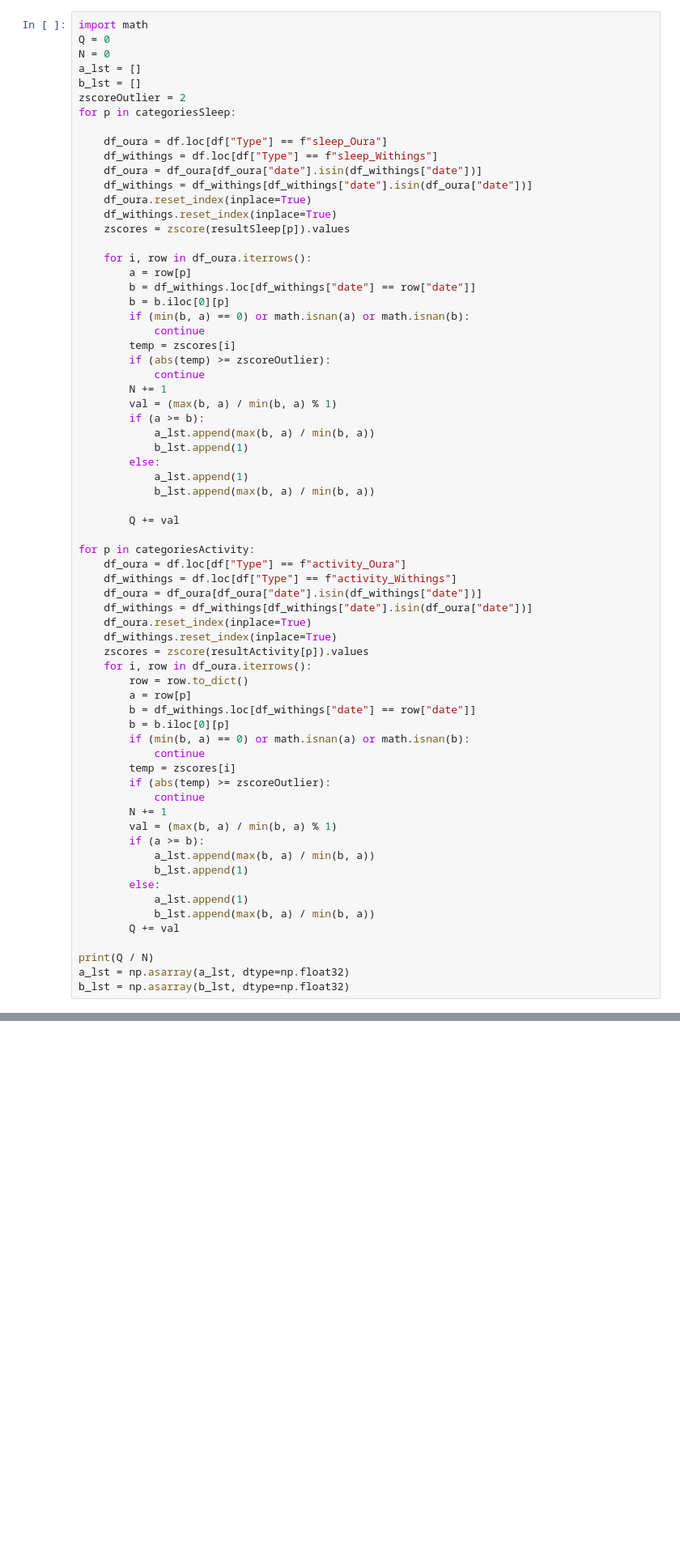
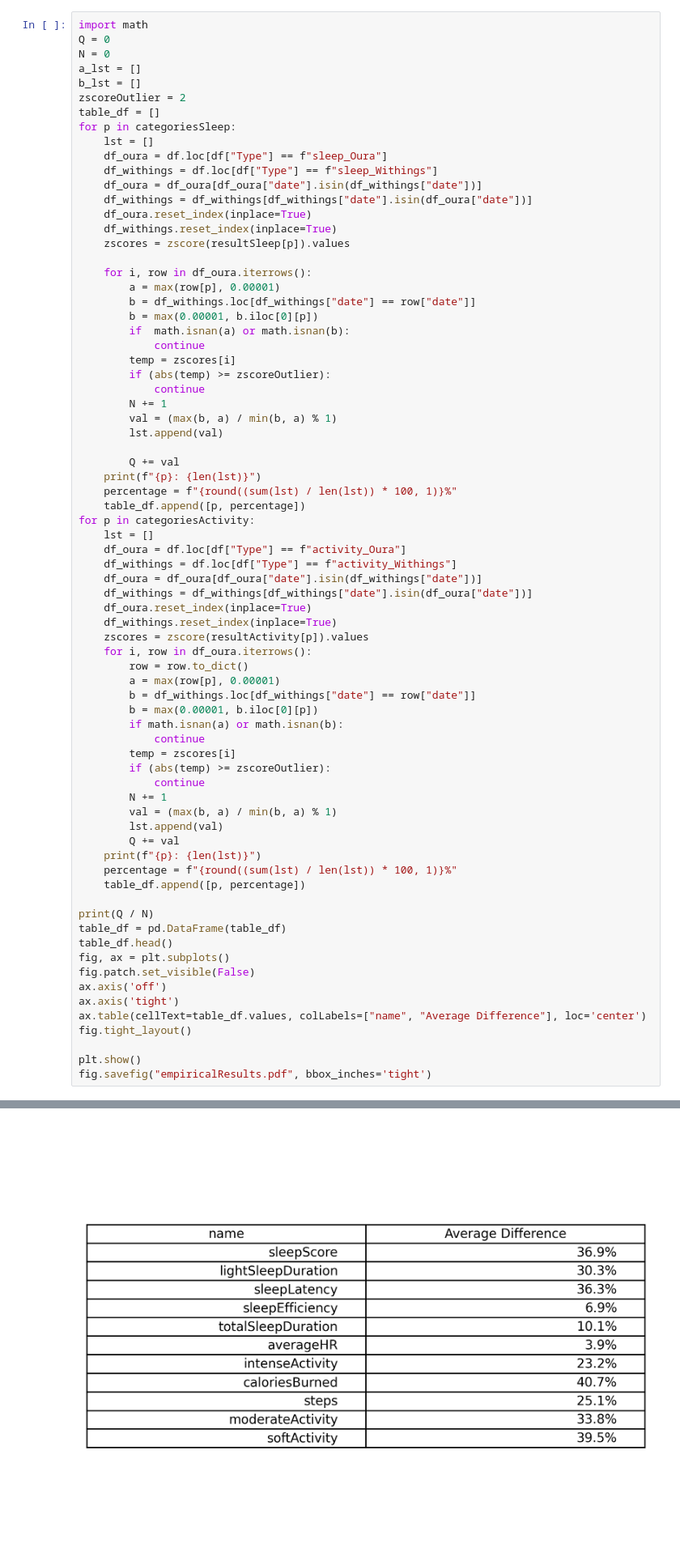
Before and after one commit to egorchern/OpenFitCompanionReport, a Jupyter notebook: src/analysis.ipynb, the cells around one changed output, grey strips where cells are left out. Shown: that part at 81% size. Drawn from its saved outputs; the diff is of its cells as text; blank space fills up the shorter version.

```diff
--- a/src/analysis.ipynb
+++ b/src/analysis.ipynb
@@ -57,8 +57,9 @@ N = 0
 a_lst = []
 b_lst = []
 zscoreOutlier = 2
+table_df = []
 for p in categoriesSleep:
-
+    lst = []
     df_oura = df.loc[df["Type"] == f"sleep_Oura"]
     df_withings = df.loc[df["Type"] == f"sleep_Withings"]
     df_oura = df_oura[df_oura["date"].isin(df_withings["date"])]
@@ -68,26 +69,24 @@ for p in categoriesSleep:
     zscores = zscore(resultSleep[p]).values
 
     for i, row in df_oura.iterrows():
-        a = row[p]
+        a = max(row[p], 0.00001)
         b = df_withings.loc[df_withings["date"] == row["date"]]
-        b = b.iloc[0][p]
-        if (min(b, a) == 0) or math.isnan(a) or math.isnan(b):
+        b = max(0.00001, b.iloc[0][p])
+        if  math.isnan(a) or math.isnan(b):
             continue
         temp = zscores[i]
         if (abs(temp) >= zscoreOutlier):
             continue
         N += 1
         val = (max(b, a) / min(b, a) % 1)
-        if (a >= b):
-            a_lst.append(max(b, a) / min(b, a))
-            b_lst.append(1)
-        else:
-            a_lst.append(1)
-            b_lst.append(max(b, a) / min(b, a))
+        lst.append(val)
 
         Q += val
-
+    print(f"{p}: {len(lst)}")
+    percentage = f"{round((sum(lst) / len(lst)) * 100, 1)}%"
+    table_df.append([p, percentage])
 for p in categoriesActivity:
+    lst = []
     df_oura = df.loc[df["Type"] == f"activity_Oura"]
     df_withings = df.loc[df["Type"] == f"activity_Withings"]
     df_oura = df_oura[df_oura["date"].isin(df_withings["date"])]
@@ -97,25 +96,32 @@ for p in categoriesActivity:
     zscores = zscore(resultActivity[p]).values
     for i, row in df_oura.iterrows():
         row = row.to_dict()
-        a = row[p]
+        a = max(row[p], 0.00001)
         b = df_withings.loc[df_withings["date"] == row["date"]]
-        b = b.iloc[0][p]
-        if (min(b, a) == 0) or math.isnan(a) or math.isnan(b):
+        b = max(0.00001, b.iloc[0][p])
+        if math.isnan(a) or math.isnan(b):
             continue
         temp = zscores[i]
         if (abs(temp) >= zscoreOutlier):
             continue
         N += 1
         val = (max(b, a) / min(b, a) % 1)
-        if (a >= b):
-            a_lst.append(max(b, a) / min(b, a))
-            b_lst.append(1)
-        else:
-            a_lst.append(1)
-            b_lst.append(max(b, a) / min(b, a))
+        lst.append(val)
         Q += val
+    print(f"{p}: {len(lst)}")
+    percentage = f"{round((sum(lst) / len(lst)) * 100, 1)}%"
+    table_df.append([p, percentage])
 
 print(Q / N)
-a_lst = np.asarray(a_lst, dtype=np.float32)
-b_lst = np.asarray(b_lst, dtype=np.float32)
+table_df = pd.DataFrame(table_df)
+table_df.head()
+fig, ax = plt.subplots()
+fig.patch.set_visible(False)
+ax.axis('off')
+ax.axis('tight')
+ax.table(cellText=table_df.values, colLabels=["name", "Average Difference"], loc='center')
+fig.tight_layout()
+
+plt.show()
+fig.savefig("empiricalResults.pdf", bbox_inches='tight')
 # %% [output]
@@ -123,3 +140,4 @@ b_lst = np.asarray(b_lst, dtype=np.float32)
+[figure, added]
 # %%
 import matplotlib.pyplot as plt
 import numpy as np
```
Also changed, not shown: parts of 6 cells of this notebook, 12 other files.
